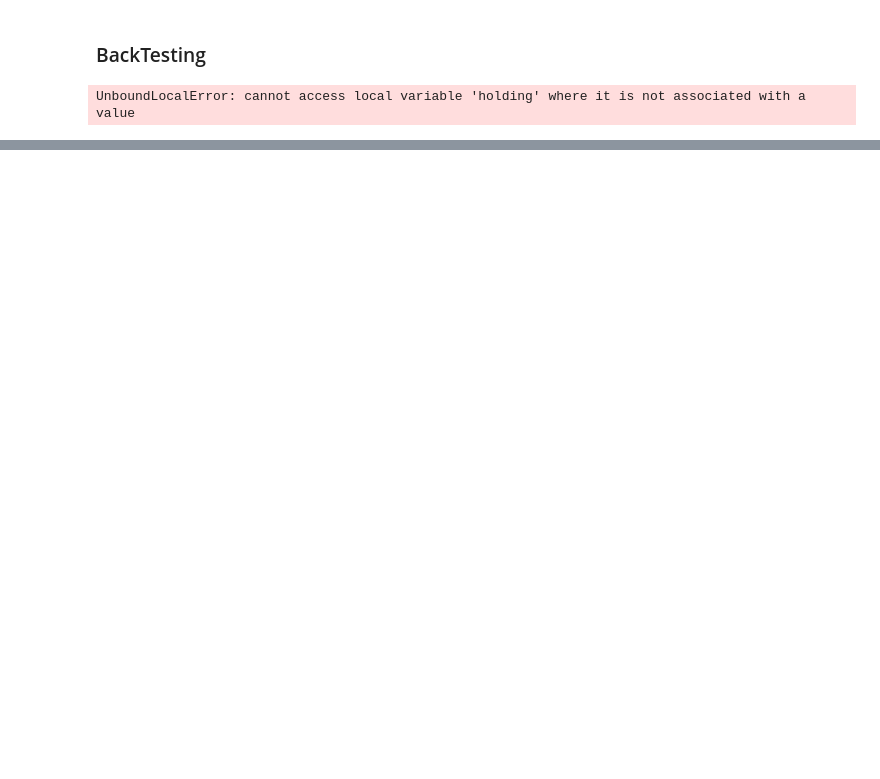
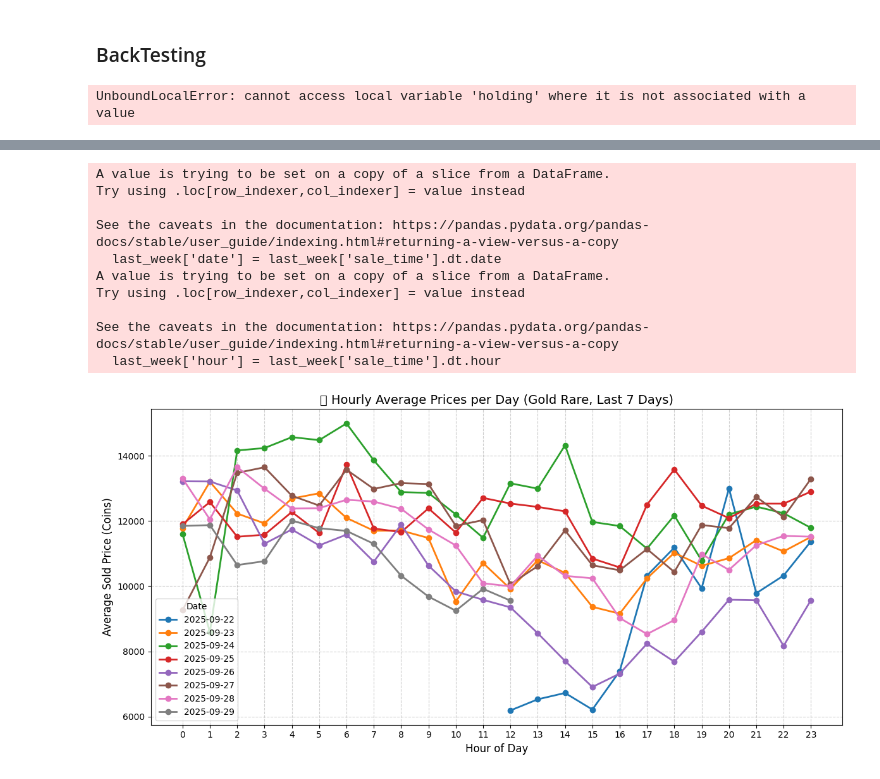
Before and after one commit to Shaninhooo/Data-Driven-Trading-Strategy-Research-on-FIFA-Market, a Jupyter notebook: analysis/fc26_data.ipynb, the cells around one changed output, grey strips where cells are left out. Saved outputs shown, nothing was run; the diff lists cells and outputs as text; code cells hidden in the pictures; blank space fills up the shorter version.

```diff
--- a/analysis/fc26_data.ipynb
+++ b/analysis/fc26_data.ipynb
@@ -735,0 +806,46 @@ plt.show()
+# %%
+
+# Ensure datetime
+df_26['sale_time'] = pd.to_datetime(df_26['sale_time'])
+
+# Filter last 7 days and Gold Rare cards
+last_week = df_26[
+    (df_26['sale_time'] > df_26['sale_time'].max() - pd.Timedelta(days=7)) &
+    (df_26['version'] == "Gold Rare")
+]
+
+# Extract date and hour
+last_week['date'] = last_week['sale_time'].dt.date
+last_week['hour'] = last_week['sale_time'].dt.hour
+
+# Group by date and hour
+hourly_by_day = last_week.groupby(['date', 'hour'])['sold_price'].mean().reset_index()
+
+# Plot
+plt.figure(figsize=(12,6))
+
+for day in hourly_by_day['date'].unique():
+    day_data = hourly_by_day[hourly_by_day['date'] == day]
+    plt.plot(day_data['hour'], day_data['sold_price'], marker='o', linewidth=2, label=str(day))
+
+# Labels
+plt.title("📊 Hourly Average Prices per Day (Gold Rare, Last 7 Days)", fontsize=14)
+plt.xlabel("Hour of Day", fontsize=12)
+plt.ylabel("Average Sold Price (Coins)", fontsize=12)
+plt.xticks(range(0,24))
+plt.grid(True, linestyle="--", alpha=0.6)
+plt.legend(title="Date")
+plt.tight_layout()
+plt.show()
+# %% [output]
+A value is trying to be set on a copy of a slice from a DataFrame.
+Try using .loc[row_indexer,col_indexer] = value instead
+
+See the caveats in the documentation: https://pandas.pydata.org/pandas-docs/stable/user_guide/indexing.html#returning-a-view-versus-a-copy
+  last_week['date'] = last_week['sale_time'].dt.date
+A value is trying to be set on a copy of a slice from a DataFrame.
+Try using .loc[row_indexer,col_indexer] = value instead
+
+See the caveats in the documentation: https://pandas.pydata.org/pandas-docs/stable/user_guide/indexing.html#returning-a-view-versus-a-copy
+  last_week['hour'] = last_week['sale_time'].dt.hour
+[figure, added]
```
Also changed, not shown: parts of 13 cells of this notebook, 3 other files.
